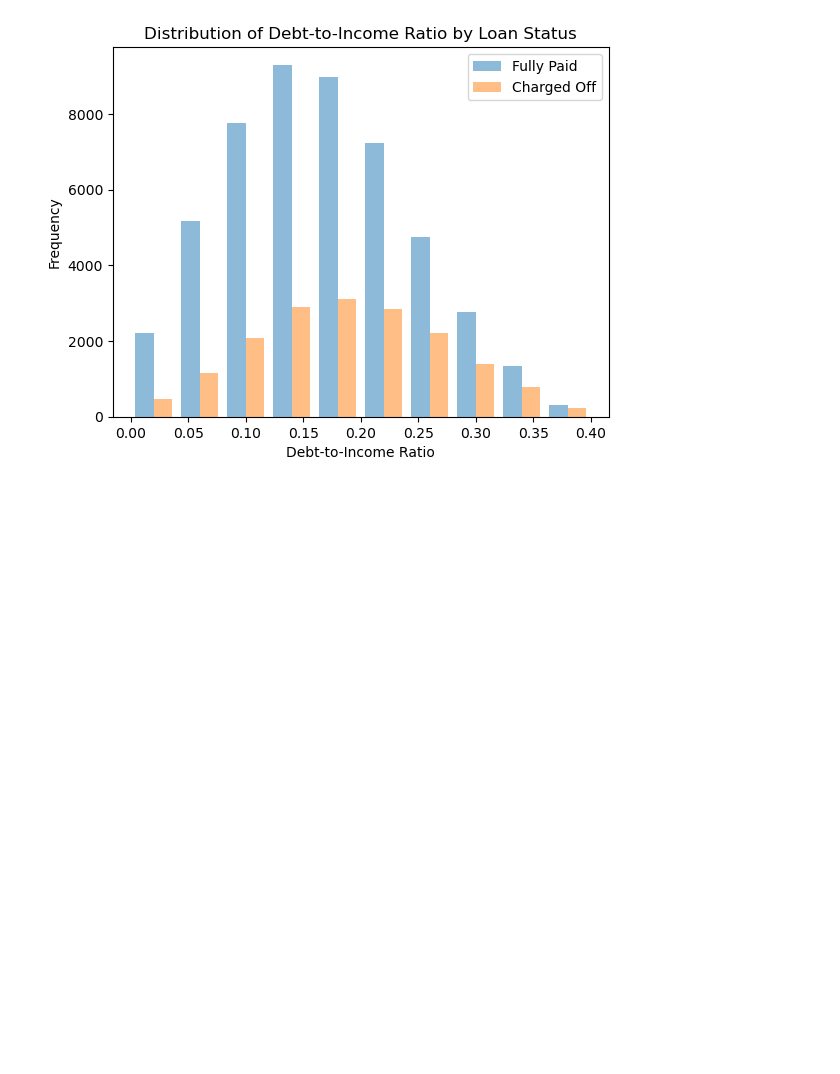
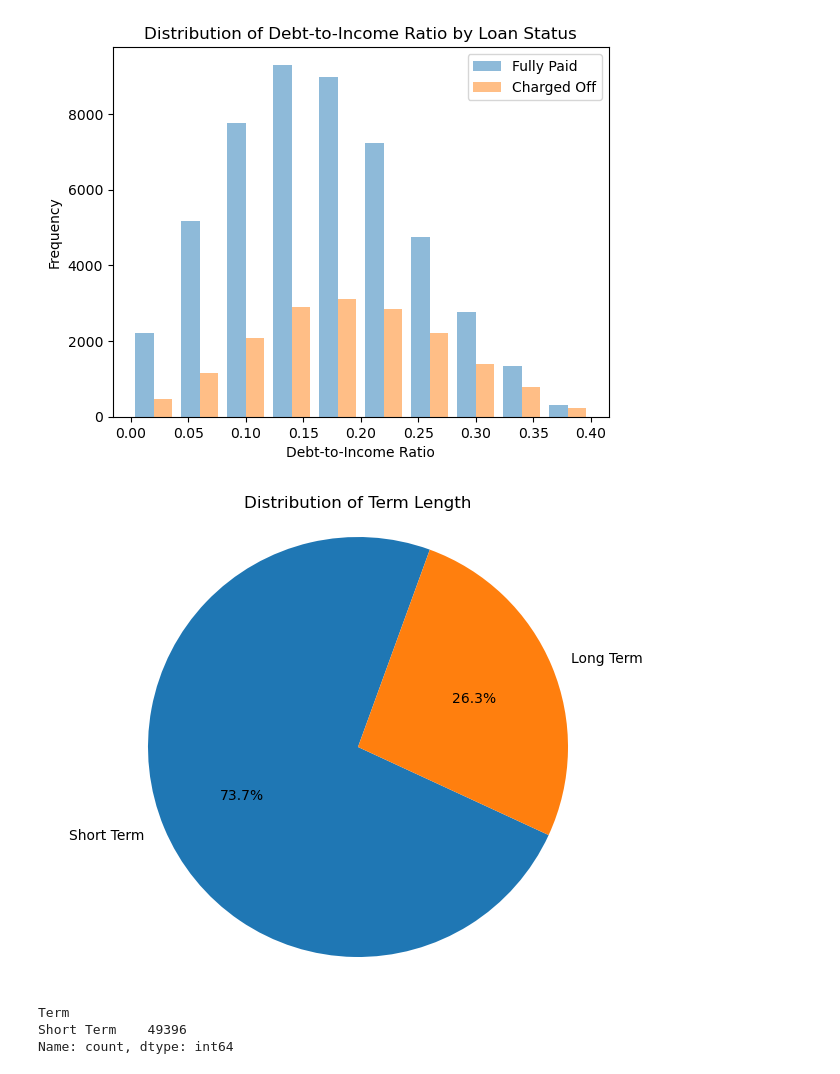
Before and after one commit to myoingco/Project-1, a Jupyter notebook: main.ipynb, the cells around one changed output. Cells and saved outputs as stored; diff of their text form; code cells hidden in the pictures; blank space fills up the shorter version.

```diff
--- a/main.ipynb
+++ b/main.ipynb
@@ -31,7 +32,7 @@ df = df.dropna(subset=['Credit Score', 'Annual Income'])
 df['Months since last delinquent']=df['Months since last delinquent'].fillna(0)
 df['Bankruptcies']=df['Bankruptcies'].fillna(0)
 df = df.drop_duplicates(subset=['Loan ID'])
-df['Credit Score'] = df['Credit Score'].astype(int)
+
 
 #Convert 'Credit Score' to string and remove last digit if it has four digits
 # for i in range(len(df['Credit Score'])):
@@ -45,7 +46,7 @@ df['Credit Score'] = df['Credit Score'].astype(int)
 #df['modified_credit_scores'] = [int(str(score)[:3] + str(score)[4:]) if str(score)[3] == '0' else score for score in df['Credit Score']]
 
 df['Credit Score'] = df['Credit Score'].astype(str).apply(lambda x: x[:-1] if len(x) == 4 else x)
-
+#df['Credit Score'] = df['Credit Score'].astype(int)
 # Convert 'Credit Score' back to numeric type
 #df['Credit Score'] = pd.to_numeric(df['Credit Score'], errors='coerce')
 df.drop(df[["Tax Liens"]] ,axis =1 ,inplace =True)
@@ -100,4 +101,26 @@ plt.legend()
 plt.show()
 # %% [output]
 [figure]
+# %%
+term_counts = df['Term'].value_counts()
+
+# Plotting the pie chart
+plt.figure(figsize=(8, 6))  # Adjust the figure size if needed
+plt.pie(term_counts, labels=term_counts.index, autopct='%1.1f%%', startangle=70)
+
+# Adding title
+plt.title('Distribution of Term Length')
+
+# Show the plot
+plt.axis('equal')  # Equal aspect ratio ensures that pie is drawn as a circle.
+plt.show()
+# %% [output]
+[figure, added]
+# %%
+df_short_term = df.loc[df["Term"] == "Short Term"]
+df_short_term['Term'].value_counts()
+# %% [output]
+Term
+Short Term    49396
+Name: count, dtype: int64
 # %%
```
Also changed, not shown: parts of 8 cells of this notebook, 2 other files.
